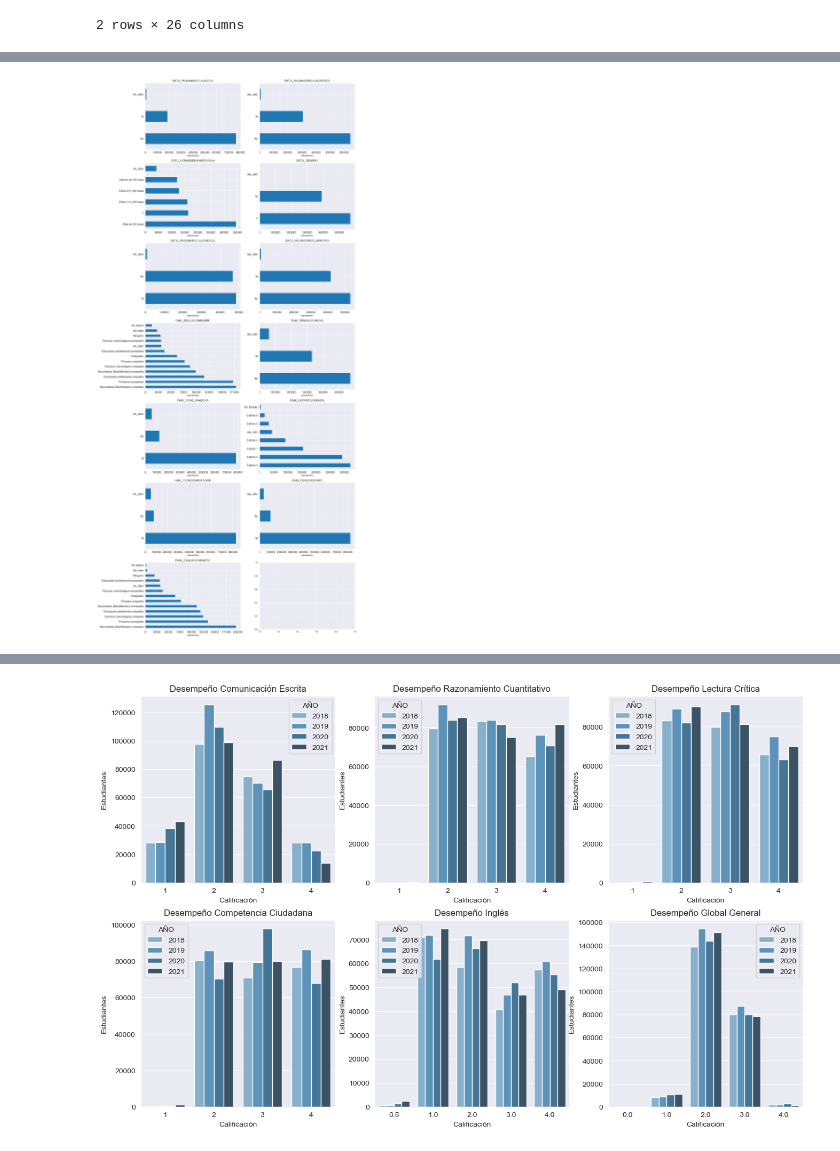
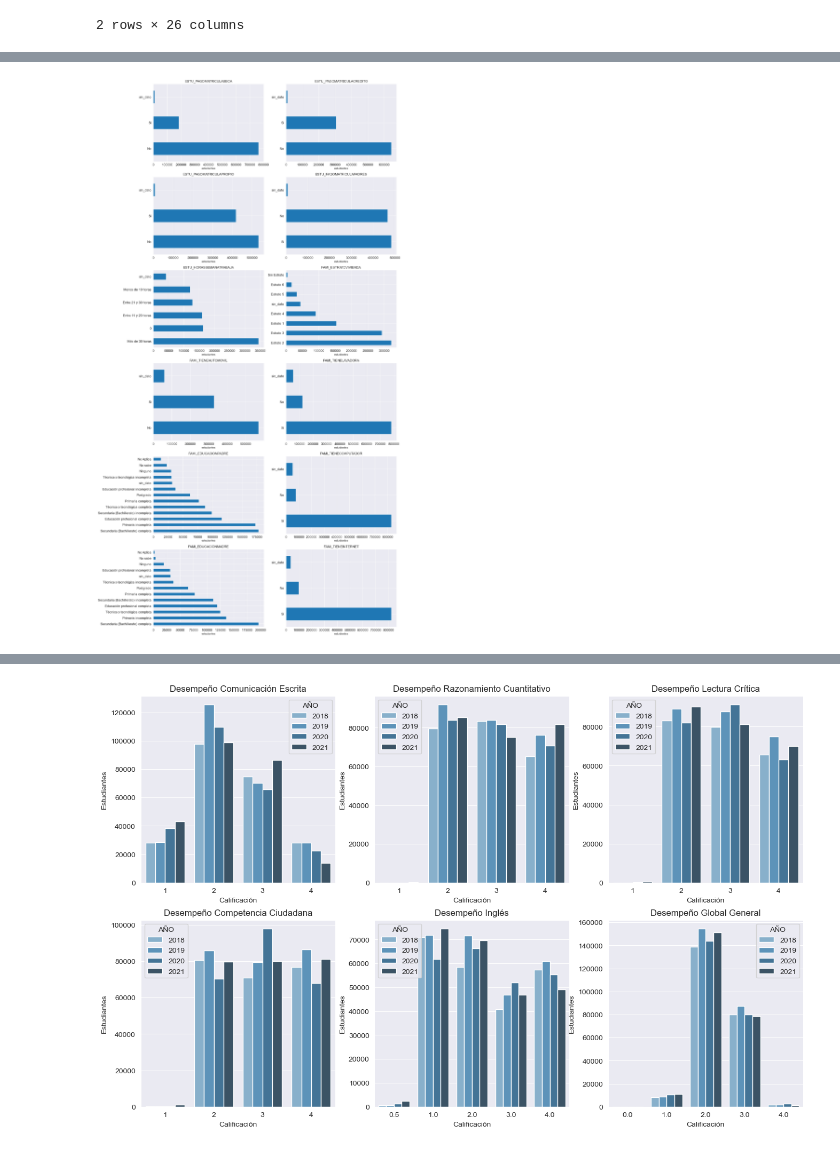
Before and after one commit to jospinoponce/PruebasSaberPro_Colombia, a Jupyter notebook: report_EDA.ipynb, the cells around one changed output, grey strips where cells are left out. Saved outputs shown, nothing was run; the diff lists cells and outputs as text; code cells hidden in the pictures.

```diff
--- a/report_EDA.ipynb
+++ b/report_EDA.ipynb
@@ -296,6 +296 @@ plt.show()
 [figure]
-# %%
-# Se elimminan las variables que ya graficadas
-
-estu_cat= estu_cat.drop(['ESTU_VALORMATRICULAUNIVERSIDAD','ESTU_NUCLEO_PREGRADO','ESTU_PRGM_ACADEMICO',
-'Id_ESTU'], axis=1)
@@ -302,27 +305,36 @@ estu_cat= estu_cat.drop(['ESTU_VALORMATRICULAUNIVERSIDAD','ESTU_NUCLEO_PREGRADO'
 # %%
+# Se elimminan las variables que ya graficadas
+
+estu_cat= estu_cat.drop(['ESTU_VALORMATRICULAUNIVERSIDAD','ESTU_NUCLEO_PREGRADO','ESTU_PRGM_ACADEMICO',
+'Id_ESTU', 'ESTU_GENERO'], axis=1)
+
+# Se organiza los indices del dataframe para el grafico.
+
+estu_cat = estu_cat.iloc[:,[0,1,4,3,2,8,6,7,5,9,11,10]]
+
 def graficos_eda_cat(cat):
 
     #Calculamos el número de filas que necesitamos
     from math import ceil
     filas = ceil(cat.shape[1] / 2)
 
     #Definimos el gráfico
     f, ax = plt.subplots(nrows = filas, ncols = 2, figsize = (16, filas * 6))
 
     #Aplanamos para iterar por el gráfico como si fuera de 1 dimensión en lugar de 2
     ax = ax.flat
 
 
     for a, variable in enumerate(cat):
         cat[variable].value_counts().plot.barh(ax = ax[a])
         ax[a].set_title(variable, fontsize = 12)
         ax[a].tick_params(labelsize = 12)
         ax[a].set_xlabel('estudiantes')
 
 
 graficos_eda_cat(estu_cat)
 # %% [output]
-[figure, old version]
+[figure, new version]
 # %%
 # variables Numericas
 
```
Also changed, not shown: parts of 2 cells of this notebook, 1 other file.
